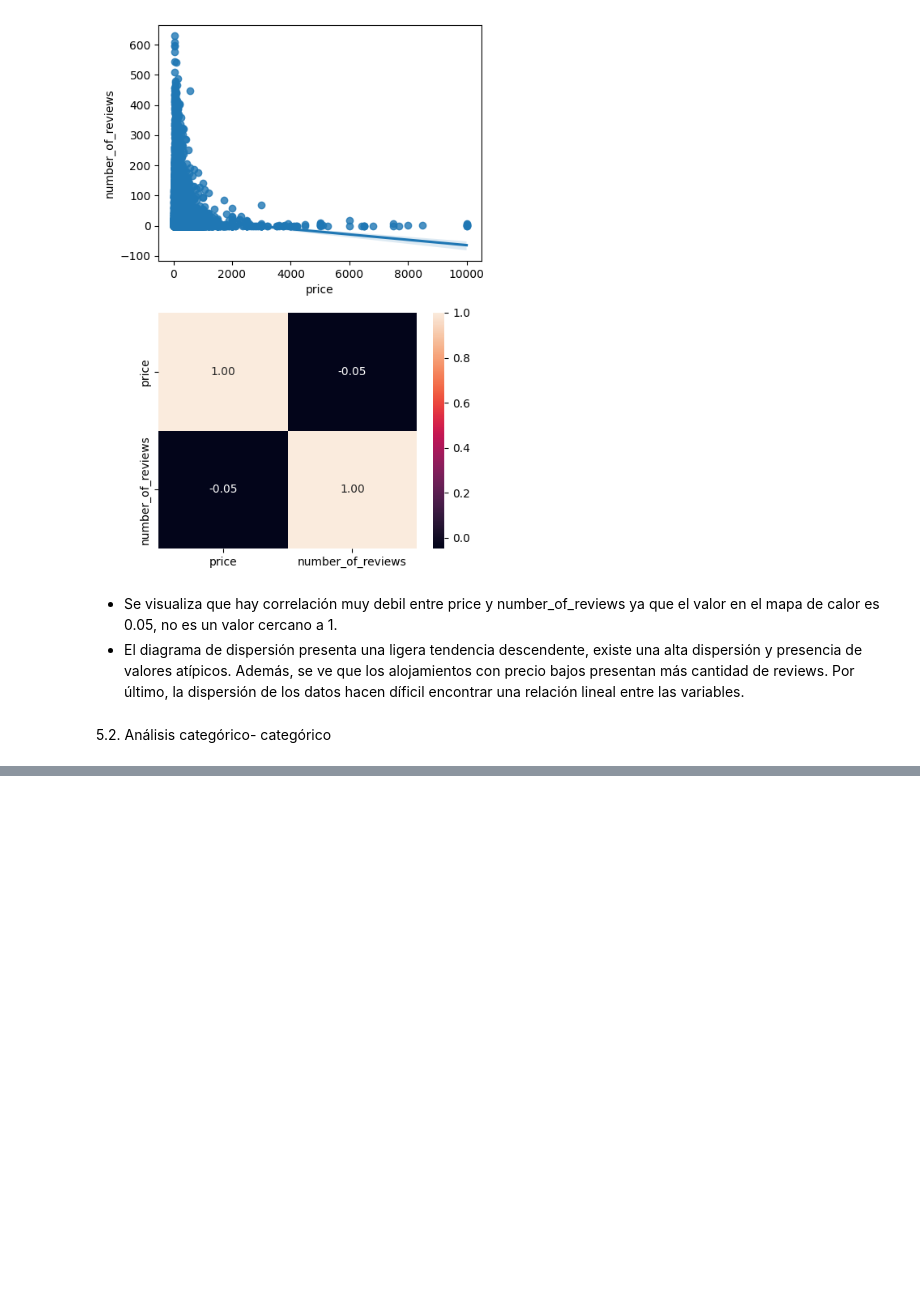
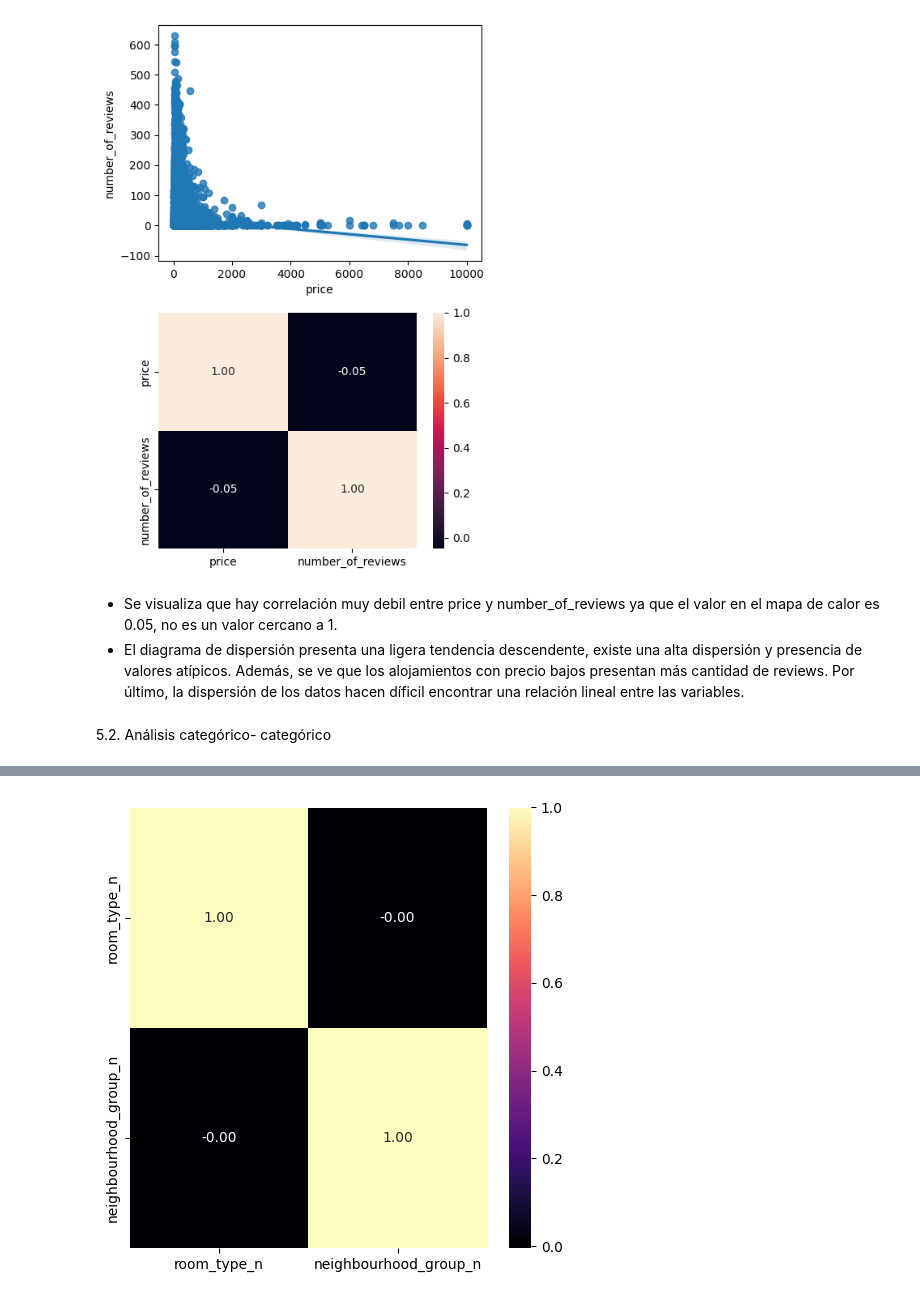
Before and after one commit to 4GeeksAcademy/machine-learning-python-template_melissahm, a Jupyter notebook: src/explore.ipynb, the cells around one changed output, grey strips where cells are left out. Drawn from its saved outputs; the diff is of its cells as text; code cells hidden in the pictures; blank space fills up the shorter version.

```diff
--- a/src/explore.ipynb
+++ b/src/explore.ipynb
@@ -398,0 +419,6 @@ plt.show()
+# %%
+#Se factoriza room_type
+df["room_type_n"] = pd.factorize(df["room_type"])[0]
+
+# Factorizar neighbourhood_group
+df["neighbourhood_group_n"] = pd.factorize(df["neighbourhood_group"])[0]
@@ -398,0 +453,14 @@ plt.show()
+# %%
+fig, axis = plt.subplots(figsize=(5,5))
+
+sns.heatmap(
+    df[["room_type_n", "neighbourhood_group_n"]].corr(),
+    annot=True,
+    fmt=".2f",
+    cmap="magma"
+)
+
+plt.tight_layout()
+plt.show()
+# %% [output]
+[figure, added]
```
Also changed, not shown: parts of 57 cells of this notebook.
